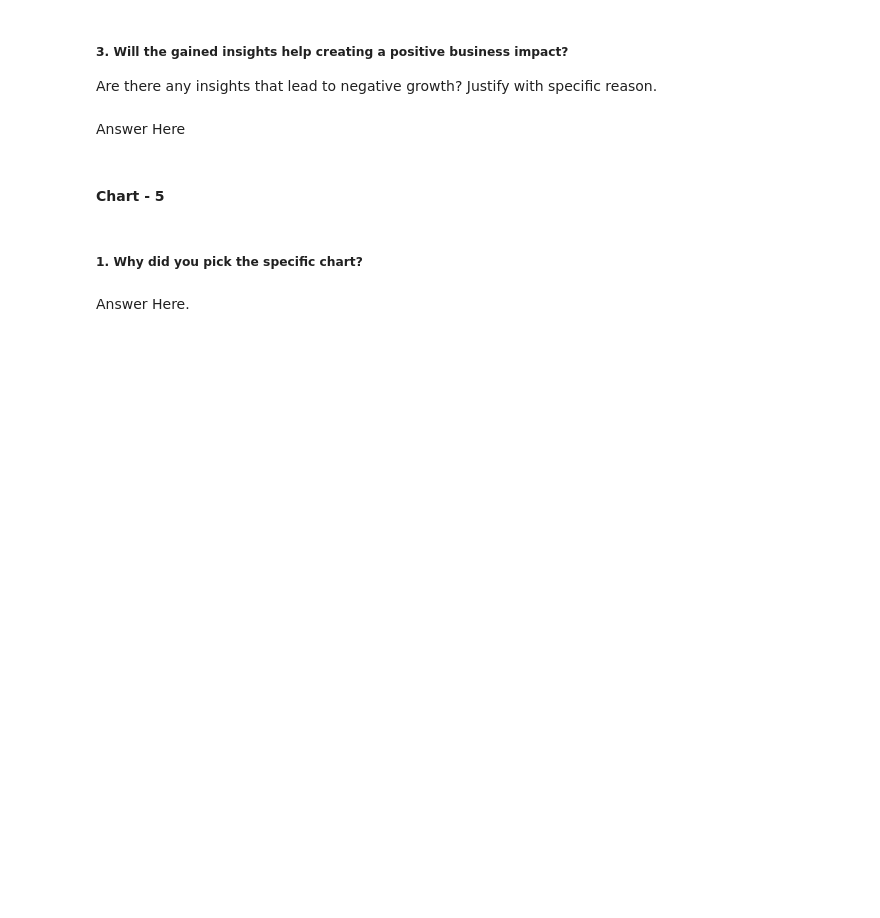
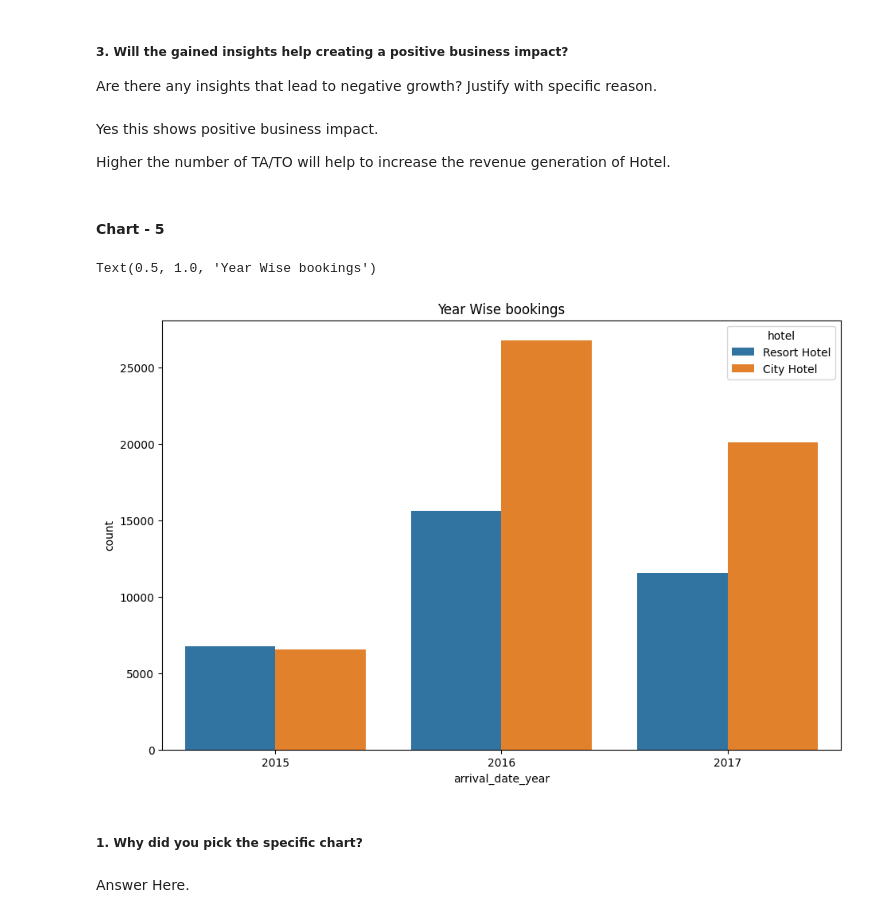
Before and after one commit to shubham19nijwala/EDA-Hotel_Booking, a Jupyter notebook: EDA_on_Hotel_Booking.ipynb, the cells around one changed output. Drawn from its saved outputs; the diff is of its cells as text; code cells hidden in the pictures; blank space fills up the shorter version.

```diff
--- a/EDA_on_Hotel_Booking.ipynb
+++ b/EDA_on_Hotel_Booking.ipynb
@@ -562,7 +584,9 @@ Answer Here
 # %% [markdown]
 ##### 3. Will the gained insights help creating a positive business impact?
 Are there any insights that lead to negative growth? Justify with specific reason.
-# %% [markdown]
-Answer Here
+# %% [markdown]
+Yes this shows positive business impact.
+
+Higher the number of TA/TO will help to increase the revenue generation of Hotel.
 # %% [markdown]
 #### Chart - 5
@@ -571,3 +593,14 @@ Answer Here
+# %%
+# Chart - 5 visualization code
+# set plot size
+plt.figure(figsize=(11,7))
+
+#  plot with countplot
+sns.countplot(x=hotel_df['arrival_date_year'],hue=hotel_df['hotel'])
+plt.title("Year Wise bookings")
+# %% [output]
+Text(0.5, 1.0, 'Year Wise bookings')
+[figure, added]
 # %% [markdown]
 ##### 1. Why did you pick the specific chart?
 # %% [markdown]
```
Also changed, not shown: parts of 25 cells of this notebook.
